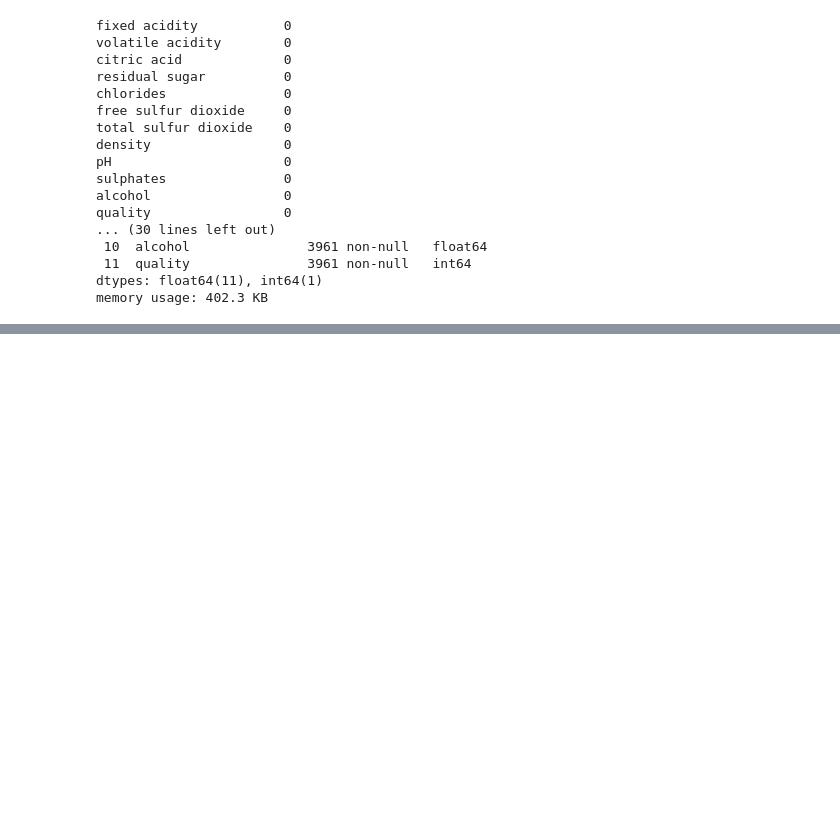
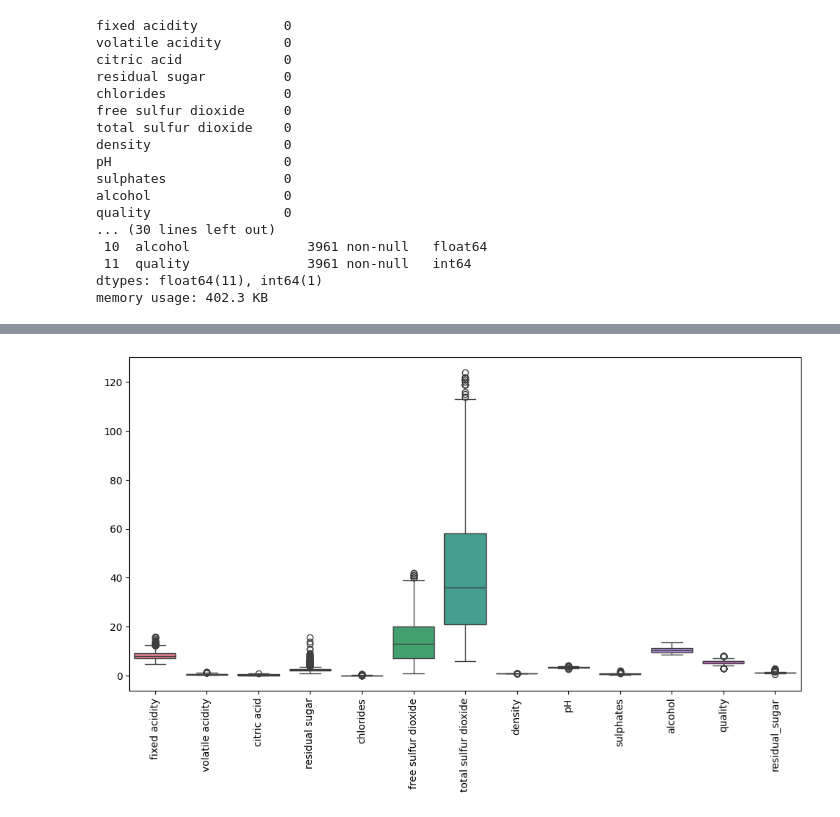
Before and after one commit to Gachdotir/DigitalProductsSite, a Jupyter notebook: WineQuality.ipynb, the cells around one changed output, grey strips where cells are left out. Cells and saved outputs as stored; diff of their text form; code cells hidden in the pictures; blank space fills up the shorter version.

```diff
--- a/WineQuality.ipynb
+++ b/WineQuality.ipynb
@@ -187,0 +237,2 @@ memory usage: 402.3 KB
+# %%
+red_pre['residual_sugar_log'] = np.log1p(red_pre['residual sugar'])
@@ -187,0 +248,3 @@ memory usage: 402.3 KB
+# %%
+red_pre['residual_sugar'] = red_pre['residual_sugar_log']
+red_pre.drop('residual_sugar_log', axis=1, inplace=True)
@@ -187,0 +258,7 @@ memory usage: 402.3 KB
+# %%
+plt.figure(figsize=(12, 6))
+sns.boxplot(data=red_pre)
+plt.xticks(rotation=90)
+plt.show()
+# %% [output]
+[figure, added]
```
Also changed, not shown: parts of 8 cells of this notebook.
